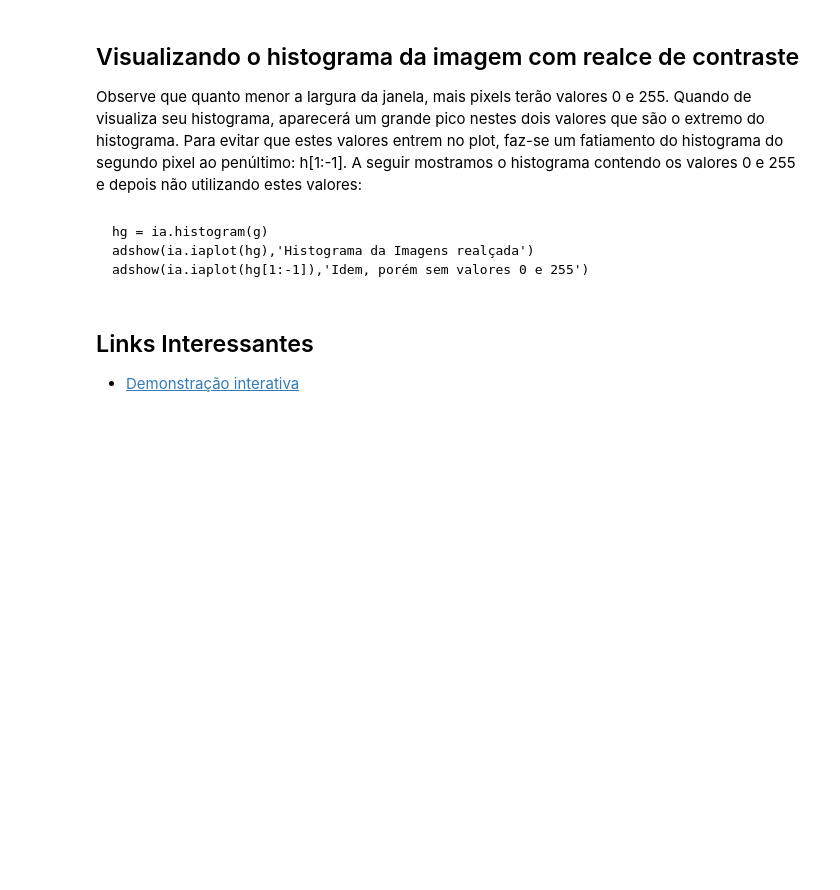
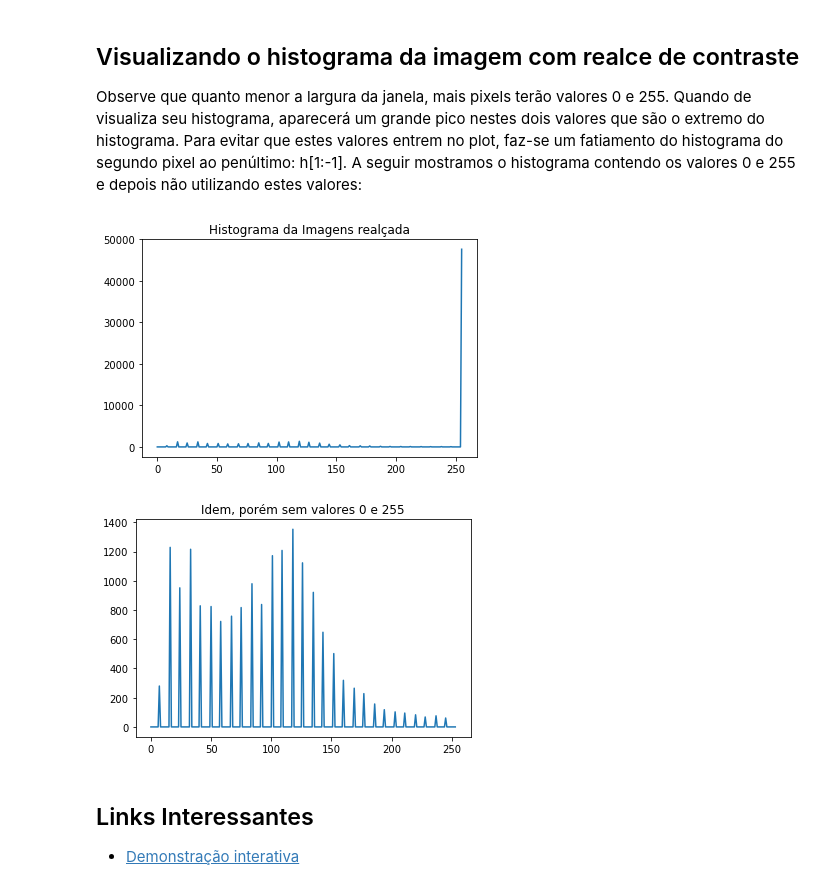
Before and after one commit to robertoalotufo/ia898, a Jupyter notebook: master/tutorial_contraste_iterativo_2.ipynb, the cells around one changed output. Drawn from its saved outputs; the diff is of its cells as text; code cells hidden in the pictures; blank space fills up the shorter version.

```diff
--- a/master/tutorial_contraste_iterativo_2.ipynb
+++ b/master/tutorial_contraste_iterativo_2.ipynb
@@ -86,0 +102,3 @@ cinza 15, tornando os detalhes do paletó do "cameraman" bem visíveis:
+# %%
+g = WL(f,L,W)
+ia.adshow(g, 'Imagem com contraste ajustado, L = %d, W = %d' %(L,W))
@@ -93,10 +113,17 @@ que são o extremo do histograma. Para evitar que estes valores entrem no plot,
 faz-se um fatiamento do histograma do segundo pixel ao penúltimo: h[1:-1]. A
 seguir mostramos o histograma contendo os valores 0 e 255 e depois não
 utilizando estes valores:
-# %% [markdown]
-    hg = ia.histogram(g)
-    adshow(ia.iaplot(hg),'Histograma da Imagens realçada')
-    adshow(ia.iaplot(hg[1:-1]),'Idem, porém sem valores 0 e 255')
+# %%
+hg = ia.histogram(g)
+plt.figure(1)
+plt.plot(hg),plt.title('Histograma da Imagens realçada')
+plt.show()
+plt.figure(2)
+plt.plot(hg[1:-1]),plt.title('Idem, porém sem valores 0 e 255')
+plt.show()
+# %% [output]
+[figure, added]
+[figure, added]
 # %% [markdown]
 ## Links Interessantes
 
```
Also changed, not shown: parts of 8 cells of this notebook, 5 other files.
